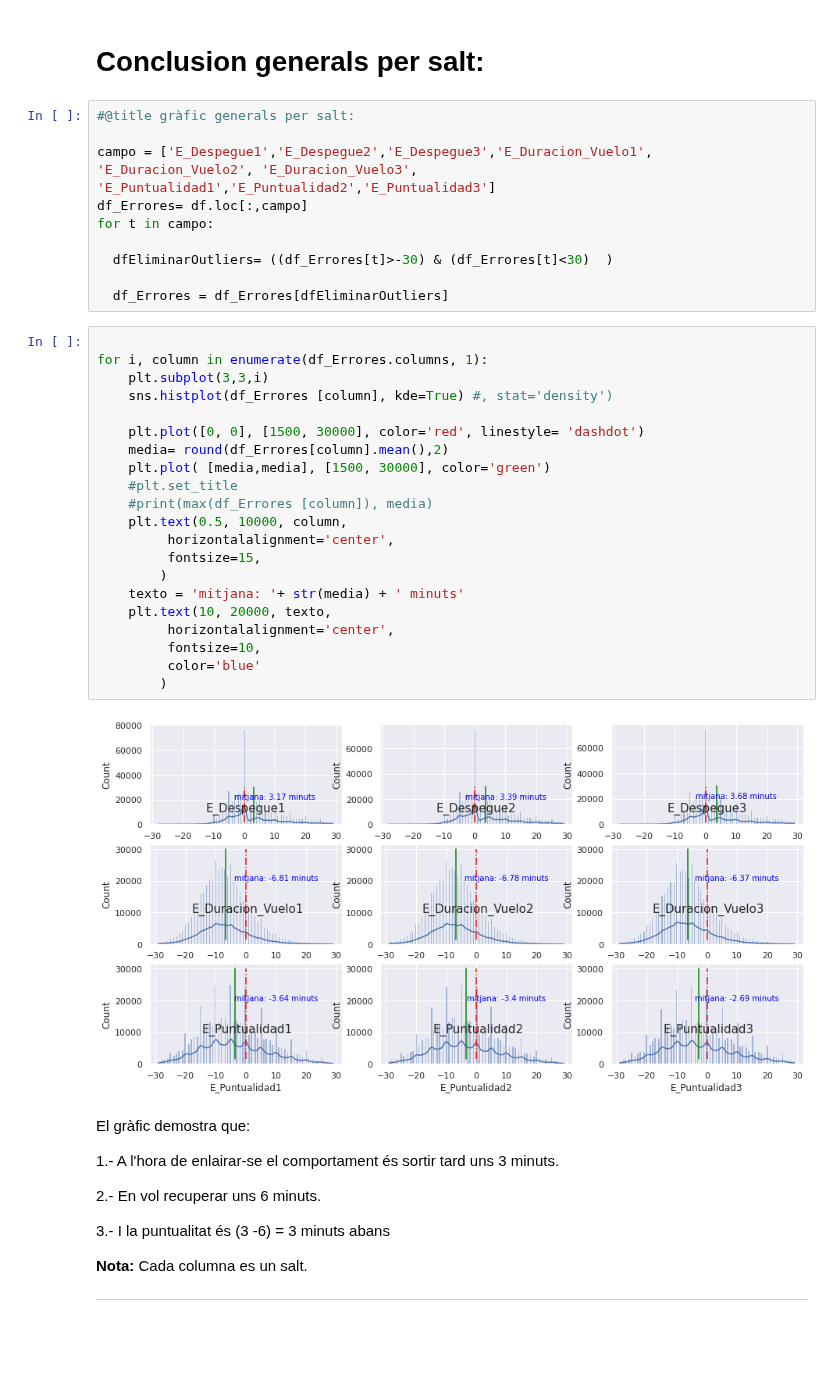
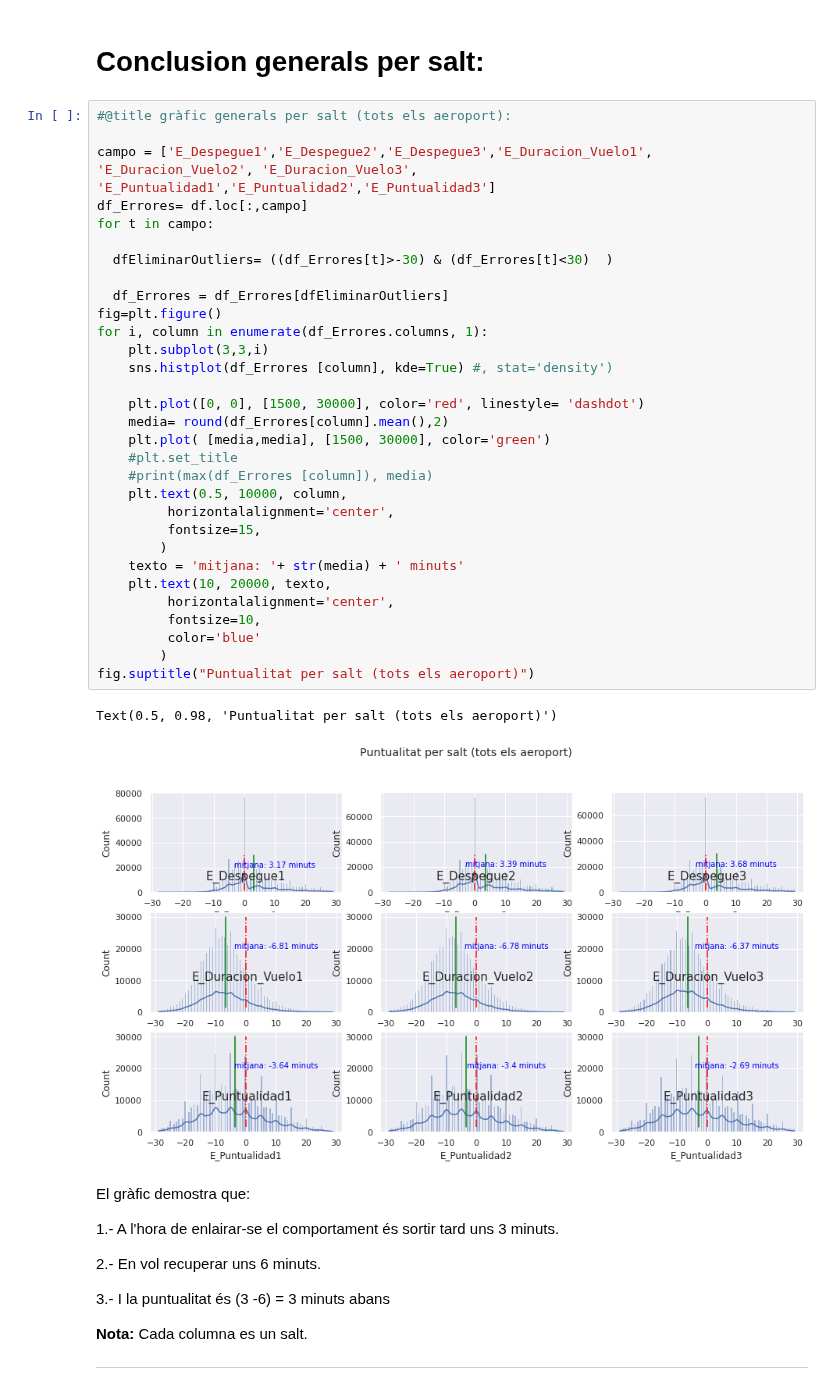
Before and after one commit to JMML2021/Entrega-projecte-final, a Jupyter notebook: 2.Calculo_Ry2019.ipynb, the cells around one changed output. Saved outputs shown, nothing was run; the diff lists cells and outputs as text; blank space fills up the shorter version.

```diff
--- a/2.Calculo_Ry2019.ipynb
+++ b/2.Calculo_Ry2019.ipynb
@@ -676,39 +676,40 @@ Veiem que els valors de Cp i Cpk són molt baixos perquè en el món de l'Autom
 ---
 # %% [markdown]
 # Conclusion generals per salt:
-# %%
-#@title gràfic generals per salt:
-
-campo = ['E_Despegue1','E_Despegue2','E_Despegue3','E_Duracion_Vuelo1', 'E_Duracion_Vuelo2', 'E_Duracion_Vuelo3',  'E_Puntualidad1','E_Puntualidad2','E_Puntualidad3']
-df_Errores= df.loc[:,campo]
-for t in campo:
-
-  dfEliminarOutliers= ((df_Errores[t]>-30) & (df_Errores[t]<30)  )
-
-  df_Errores = df_Errores[dfEliminarOutliers]
 # %%
+#@title gràfic generals per salt (tots els aeroport):
 
+campo = ['E_Despegue1','E_Despegue2','E_Despegue3','E_Duracion_Vuelo1', 'E_Duracion_Vuelo2', 'E_Duracion_Vuelo3',  'E_Puntualidad1','E_Puntualidad2','E_Puntualidad3']
+df_Errores= df.loc[:,campo]
+for t in campo:
+
+  dfEliminarOutliers= ((df_Errores[t]>-30) & (df_Errores[t]<30)  )
+
+  df_Errores = df_Errores[dfEliminarOutliers]
+fig=plt.figure()
 for i, column in enumerate(df_Errores.columns, 1):
     plt.subplot(3,3,i)
     sns.histplot(df_Errores [column], kde=True) #, stat='density')
 
     plt.plot([0, 0], [1500, 30000], color='red', linestyle= 'dashdot')
     media= round(df_Errores[column].mean(),2)
     plt.plot( [media,media], [1500, 30000], color='green')
     #plt.set_title
     #print(max(df_Errores [column]), media)
     plt.text(0.5, 10000, column,
          horizontalalignment='center',
          fontsize=15,
         )
     texto = 'mitjana: '+ str(media) + ' minuts'
     plt.text(10, 20000, texto,
          horizontalalignment='center',
          fontsize=10,
          color='blue'
         )
+fig.suptitle("Puntualitat per salt (tots els aeroport)")
 # %% [output]
+Text(0.5, 0.98, 'Puntualitat per salt (tots els aeroport)')
-[figure, old version]
+[figure, new version]
 # %% [markdown]
 El gràfic demostra que:
 
```
Also changed, not shown: parts of 3 cells of this notebook.
